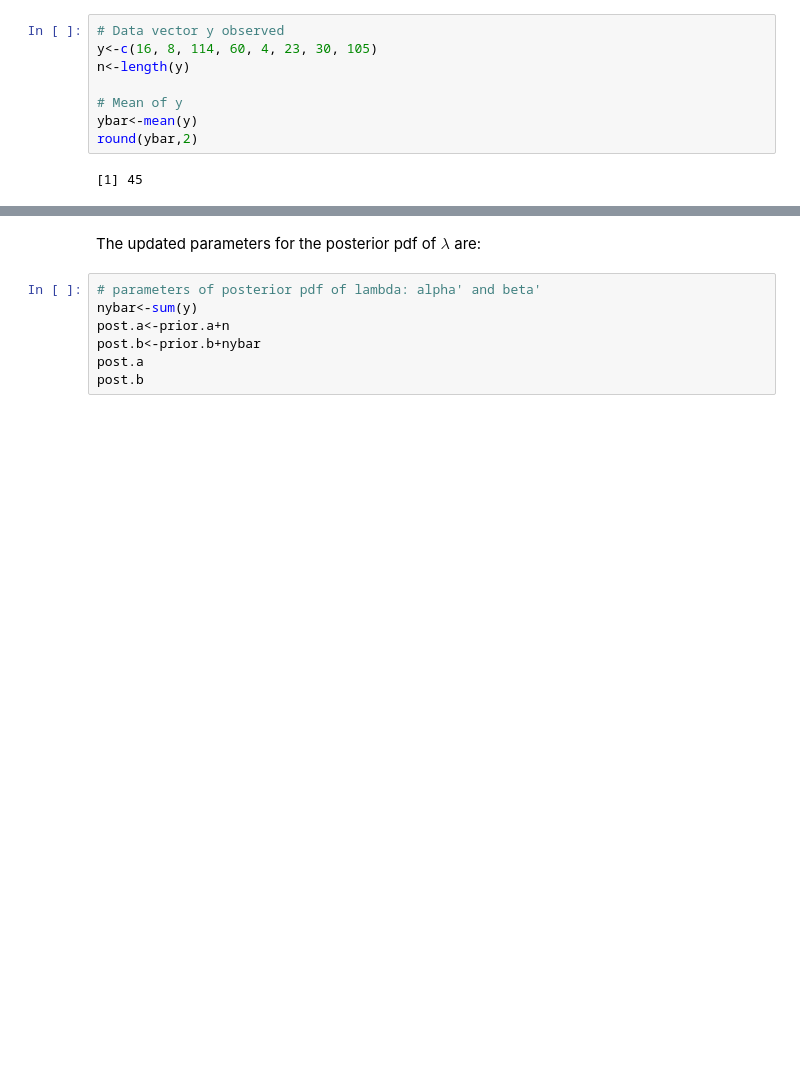
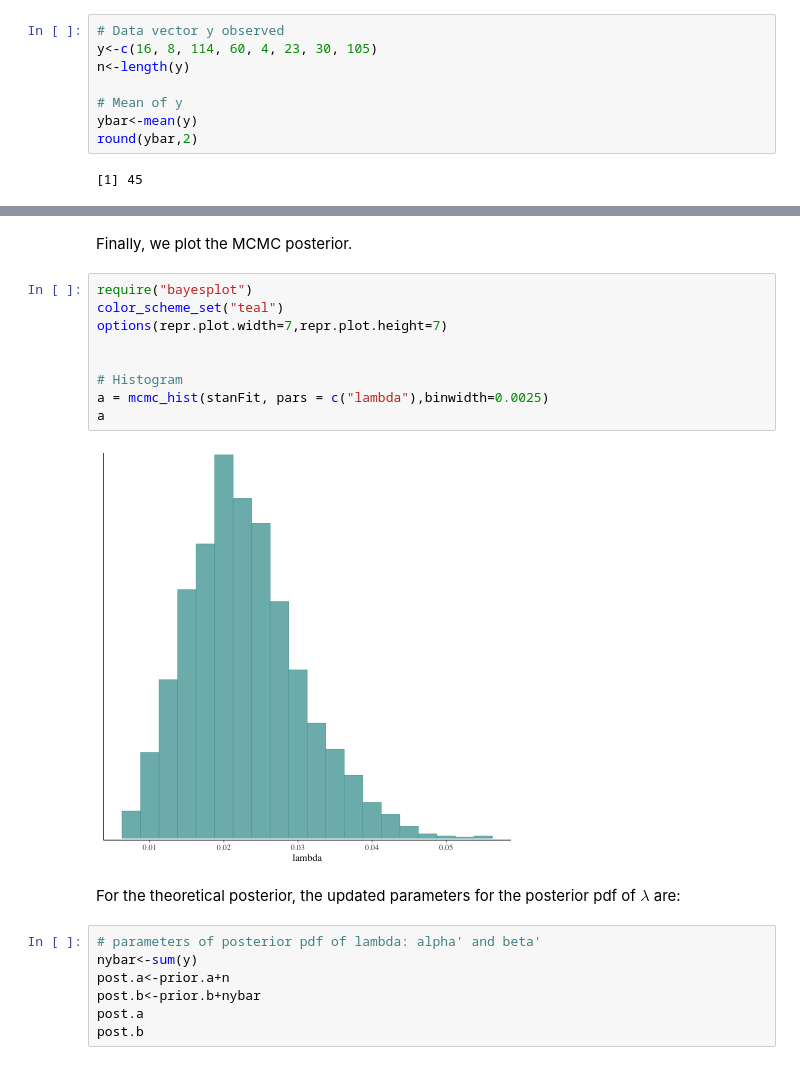
Before and after one commit to claudia-hm/BSPP, a Jupyter notebook: 2021-2022.Homework.01.Statements.ipynb, the cells around one changed output, grey strips where cells are left out. Saved outputs shown, nothing was run; the diff lists cells and outputs as text; blank space fills up the shorter version.

```diff
--- a/2021-2022.Homework.01.Statements.ipynb
+++ b/2021-2022.Homework.01.Statements.ipynb
@@ -356,5 +353,18 @@ mcmc_hist(stanFit, pars = c("lambda"),binwidth=0.0025)
+# %% [markdown]
+Finally, we plot the MCMC posterior.
+# %%
+require("bayesplot")
+color_scheme_set("teal")
+options(repr.plot.width=7,repr.plot.height=7)
+
+
+# Histogram
+a = mcmc_hist(stanFit, pars = c("lambda"),binwidth=0.0025)
+a
+# %% [output]
+[figure, added]
 # %% [markdown]
-The updated parameters for the posterior pdf of $\lambda$ are:
+For the theoretical posterior, the updated parameters for the posterior pdf of $\lambda$ are:
 # %%
 # parameters of posterior pdf of lambda: alpha' and beta'
 nybar<-sum(y)
```
Also changed, not shown: parts of 32 cells of this notebook.
